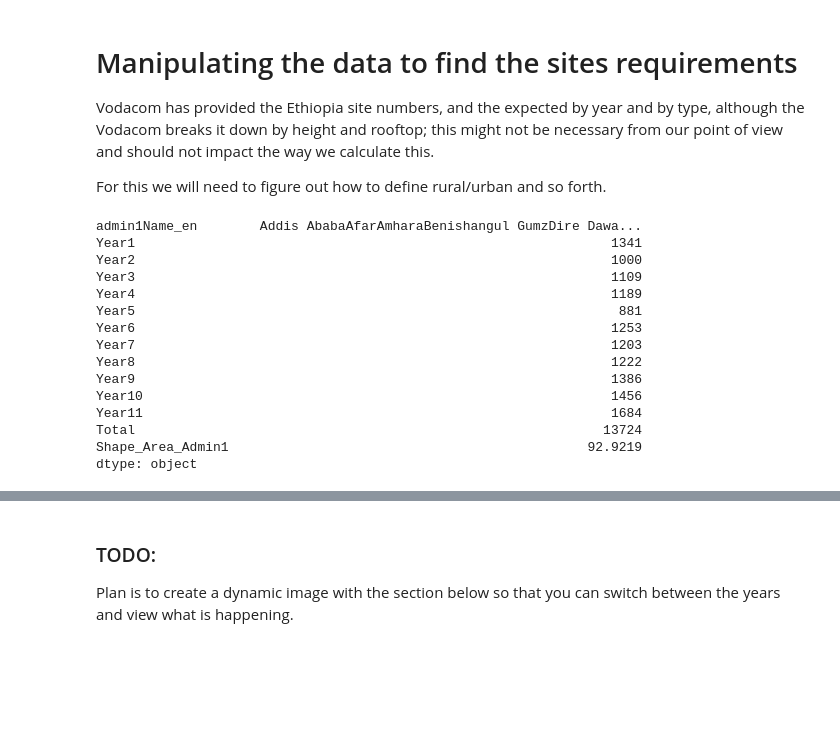
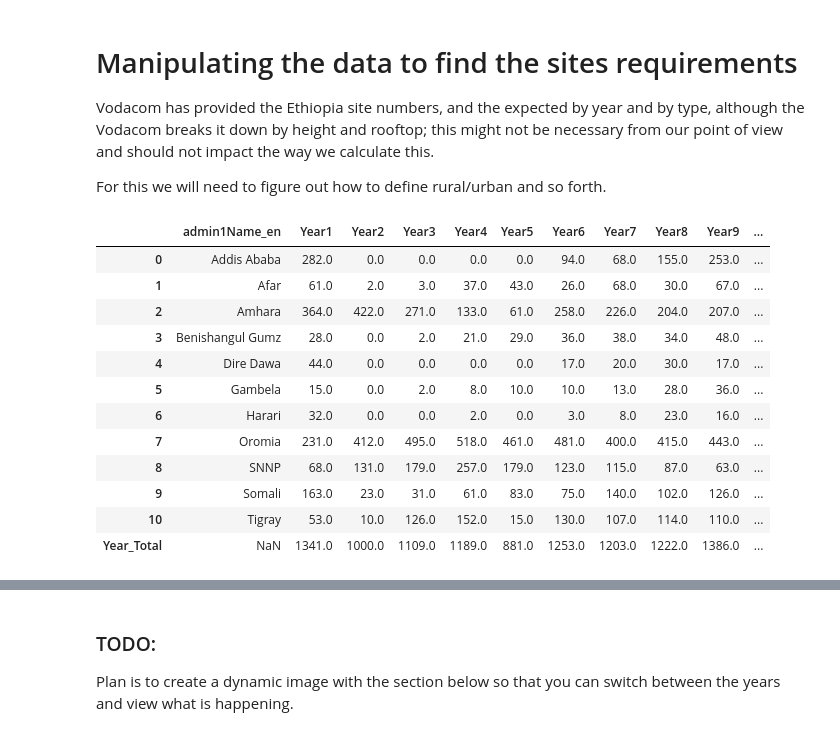
Before and after one commit to johnmeye/Ethiopia, a Jupyter notebook: Ethiopia Design File.ipynb, the cells around one changed output, grey strips where cells are left out. Cells and saved outputs as stored; diff of their text form; code cells hidden in the pictures; blank space fills up the shorter version.

```diff
--- a/Ethiopia Design File.ipynb
+++ b/Ethiopia Design File.ipynb
@@ -149,26 +111,27 @@ For this we will need to figure out how to define rural/urban and so forth.
 # %%
 Sites = pd.read_excel("https://github.com/johnmeye/Ethiopia/raw/master/TX%20BoQ%20v3-Python.xlsx",
                    sheet_name='Site_Numbers')
 
 Sites.rename(columns = {'Location':'admin1Name_en'}, inplace = True)
 Site_Year = Sites.groupby(['admin1Name_en']).sum()
 TotalSites = pd.merge(Site_Year, Boundaries_Data1[['admin1Name_en', 'Shape_Area']],how='left', on=['admin1Name_en']) #Site combined with the geodata. Sizing found early.
 TotalSites.rename(columns = {'Shape_Area':'Shape_Area_Admin1'}, inplace = True)
+TotalSites = TotalSites.drop(['Total'], axis=1)
+TotalSites.loc['Year_Total']= TotalSites.sum(numeric_only=True, axis=0)
+TotalSites.loc[:,'Total']= TotalSites.loc[:,'Year1':'Year11'].sum(numeric_only=True, axis=1)
+
+TotalSites
+# %% [output]
+|  | admin1Name_en | Year1 | Year2 | Year3 | Year4 | Year5 | Year6 | Year7 | Year8 | Year9 | ... |
+| 0 | Addis Ababa | 282.0 | 0.0 | 0.0 | 0.0 | 0.0 | 94.0 | 68.0 | 155.0 | 253.0 | ... |
+| 1 | Afar | 61.0 | 2.0 | 3.0 | 37.0 | 43.0 | 26.0 | 68.0 | 30.0 | 67.0 | ... |
+| 2 | Amhara | 364.0 | 422.0 | 271.0 | 133.0 | 61.0 | 258.0 | 226.0 | 204.0 | 207.0 | ... |
+| 3 | Benishangul Gumz | 28.0 | 0.0 | 2.0 | 21.0 | 29.0 | 36.0 | 38.0 | 34.0 | 48.0 | ... |
+| 4 | Dire Dawa | 44.0 | 0.0 | 0.0 | 0.0 | 0.0 | 17.0 | 20.0 | 30.0 | 17.0 | ... |
+| 5 | Gambela | 15.0 | 0.0 | 2.0 | 8.0 | 10.0 | 10.0 | 13.0 | 28.0 | 36.0 | ... |
+| 6 | Harari | 32.0 | 0.0 | 0.0 | 2.0 | 0.0 | 3.0 | 8.0 | 23.0 | 16.0 | ... |
+| 7 | Oromia | 231.0 | 412.0 | 495.0 | 518.0 | 461.0 | 481.0 | 400.0 | 415.0 | 443.0 | ... |
+| 8 | SNNP | 68.0 | 131.0 | 179.0 | 257.0 | 179.0 | 123.0 | 115.0 | 87.0 | 63.0 | ... |
+| 9 | Somali | 163.0 | 23.0 | 31.0 | 61.0 | 83.0 | 75.0 | 140.0 | 102.0 | 126.0 | ... |
+| 10 | Tigray | 53.0 | 10.0 | 126.0 | 152.0 | 15.0 | 130.0 | 107.0 | 114.0 | 110.0 | ... |
+| Year_Total | NaN | 1341.0 | 1000.0 | 1109.0 | 1189.0 | 881.0 | 1253.0 | 1203.0 | 1222.0 | 1386.0 | ... |
-# %%
-TotalSites.sum(axis = 0, skipna = True)
-# %% [output]
-admin1Name_en        Addis AbabaAfarAmharaBenishangul GumzDire Dawa...
-Year1                                                             1341
-Year2                                                             1000
-Year3                                                             1109
-Year4                                                             1189
-Year5                                                              881
-Year6                                                             1253
-Year7                                                             1203
-Year8                                                             1222
-Year9                                                             1386
-Year10                                                            1456
-Year11                                                            1684
-Total                                                            13724
-Shape_Area_Admin1                                              92.9219
-dtype: object
```
Also changed, not shown: parts of 36 cells of this notebook, 18 other files.
